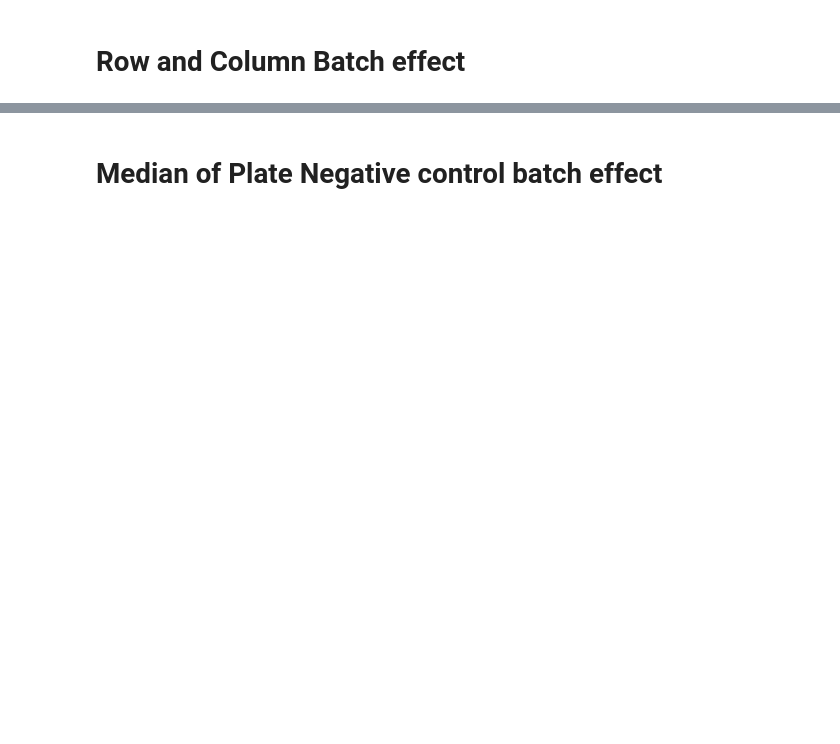
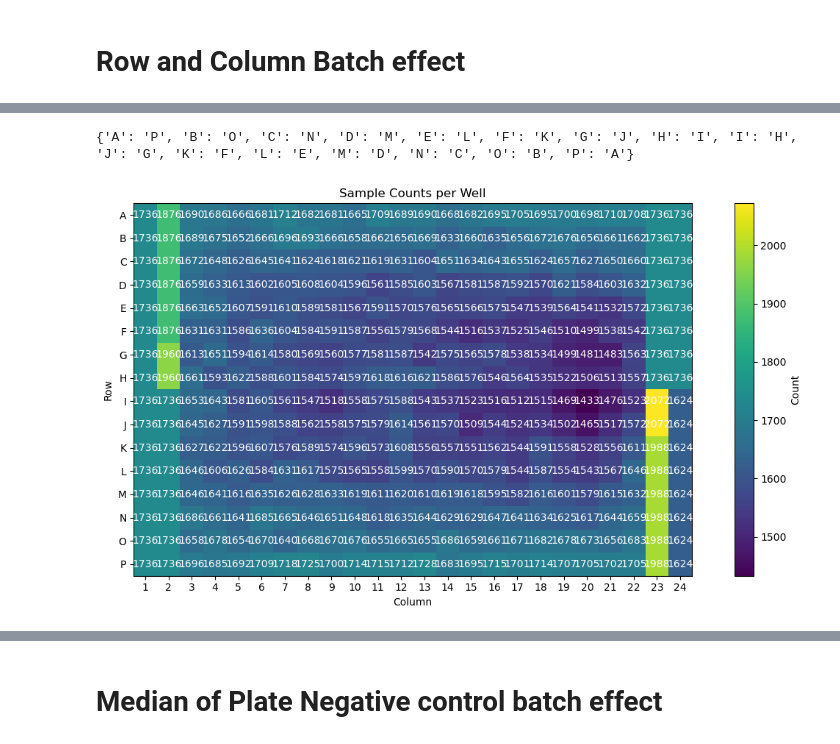
Before and after one commit to ethankreuzer/local_growthcurve, a Jupyter notebook: Well_Plate_effects.ipynb, the cells around one changed output, grey strips where cells are left out. Saved outputs shown, nothing was run; the diff lists cells and outputs as text; code cells hidden in the pictures; blank space fills up the shorter version.

```diff
--- a/Well_Plate_effects.ipynb
+++ b/Well_Plate_effects.ipynb
@@ -249,0 +462,45 @@ df_corrected
+# %%
+
+def augment_specific_columns(df: pd.DataFrame) -> pd.DataFrame:
+    """
+    - For column '02', duplicate rows I–P into A–H (A02 ← P02, B02 ← O02, … H02 ← I02).
+    - For column '23', duplicate rows A–H into I–P (P23 ← A23, O23 ← B23, … I23 ← H23).
+    """
+    rows = [chr(c) for c in range(ord('A'), ord('P')+1)]
+
+    # A<->P, B<->O, …, H<->I
+    sym_map = { r: rows[-1-i] for i, r in enumerate(rows) }
+    print(sym_map)
+    to_append = []
+
+    # 1) Column '02': copy I–P rows into A–H
+    for r in rows[:8]:               # A,B,C,D,E,F,G,H
+        src_well = f"{sym_map[r]}02" # P02, O02, …, I02
+        tgt_well = f"{r}02"          # A02, B02, …, H02
+        chunk = df[df['Well'] == src_well].copy()
+        if not chunk.empty:
+            chunk['Well'] = tgt_well
+            to_append.append(chunk)
+
+    # 2) Column '23': copy A–H rows into I–P
+    for r in rows[:8]:               # A,B,C,D,E,F,G,H
+        src_well = f"{r}23"          # A23, B23, …, H23
+        tgt_well = f"{sym_map[r]}23" # P23, O23, …, I23
+        chunk = df[df['Well'] == src_well].copy()
+        if not chunk.empty:
+            chunk['Well'] = tgt_well
+            to_append.append(chunk)
+
+    # 3) Concatenate back onto the original
+    if to_append:
+        df = pd.concat([df, *to_append], ignore_index=True)
+    return df
+
+
+df_filled = augment_specific_columns(comb_df_no_active)
+
+fig, ax = plot_sample_counts_per_well(df_filled)
+plt.show()
+# %% [output]
+{'A': 'P', 'B': 'O', 'C': 'N', 'D': 'M', 'E': 'L', 'F': 'K', 'G': 'J', 'H': 'I', 'I': 'H', 'J': 'G', 'K': 'F', 'L': 'E', 'M': 'D', 'N': 'C', 'O': 'B', 'P': 'A'}
+[figure, added]
```
Also changed, not shown: parts of 55 cells of this notebook.
